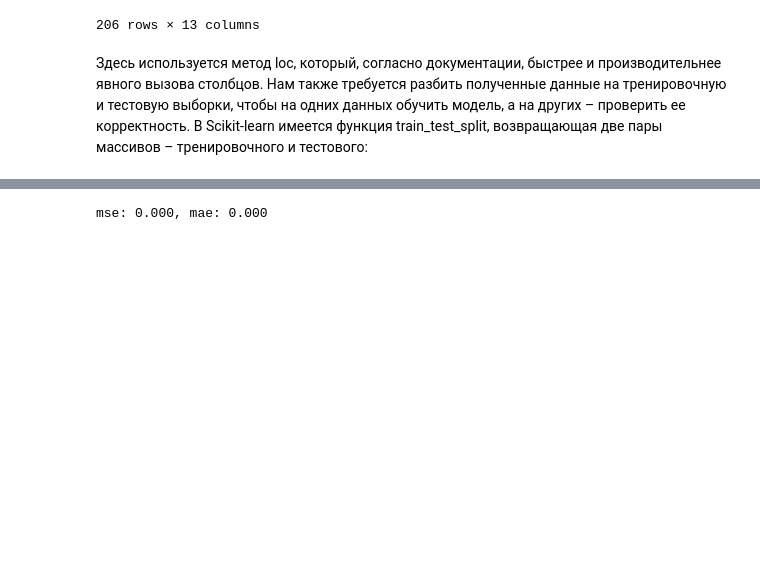
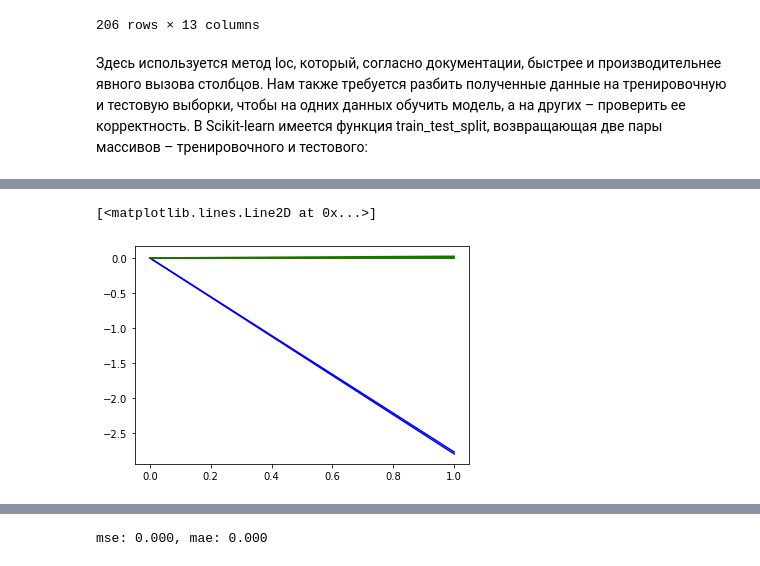
Before and after one commit to DIExCRY-EDU/test, a Jupyter notebook: project.ipynb, the cells around one changed output, grey strips where cells are left out. Saved outputs shown, nothing was run; the diff lists cells and outputs as text; code cells hidden in the pictures; blank space fills up the shorter version.

```diff
--- a/project.ipynb
+++ b/project.ipynb
@@ -406,3 +565,13 @@ ValueError: ignored
+# %%
+plt.plot([0, xs1], color = "blue")
+plt.plot([0, xs2], color = "blue")
+plt.plot([0, xs3], color = "red")
+plt.plot([0, xs4], color = "red")
+plt.plot([0, xs5], color = "green")
+plt.plot([0, xs6], color = "green")
+# %% [output]
+[<matplotlib.lines.Line2D at 0x...>]
+[figure, added]
 # %%
 model.intercept_
 model.coef_
```
Also changed, not shown: parts of 36 cells of this notebook.
